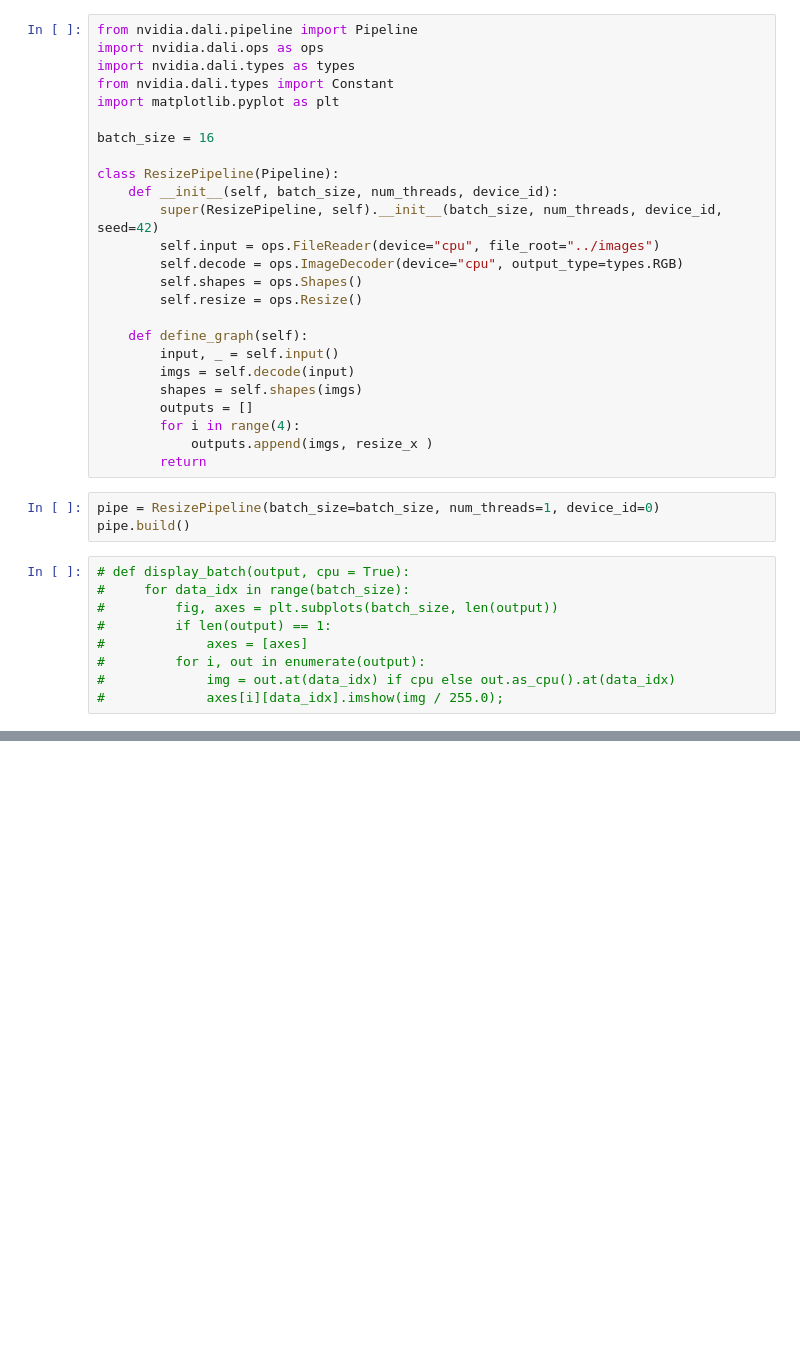
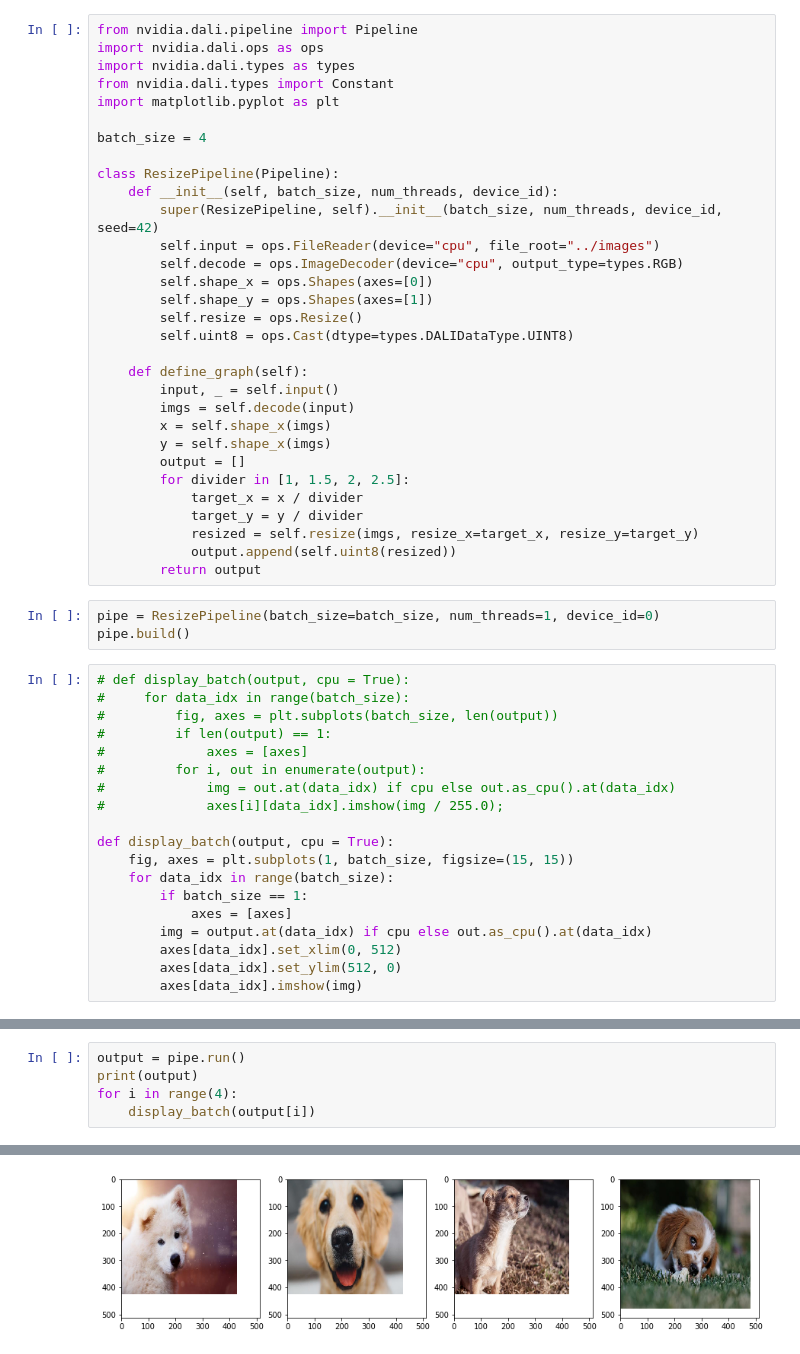
Before and after one commit to klecki/DALI, a Jupyter notebook: docs/examples/expressions/expressions.ipynb, the cells around one changed output, grey strips where cells are left out. Cells and saved outputs as stored; diff of their text form; blank space fills up the shorter version.

```diff
--- a/docs/examples/expressions/expressions.ipynb
+++ b/docs/examples/expressions/expressions.ipynb
@@ -159,24 +159,30 @@ import nvidia.dali.types as types
 from nvidia.dali.types import Constant
 import matplotlib.pyplot as plt
 
-batch_size = 16
+batch_size = 4
 
 class ResizePipeline(Pipeline):
     def __init__(self, batch_size, num_threads, device_id):
         super(ResizePipeline, self).__init__(batch_size, num_threads, device_id, seed=42)
         self.input = ops.FileReader(device="cpu", file_root="../images")
         self.decode = ops.ImageDecoder(device="cpu", output_type=types.RGB)
-        self.shapes = ops.Shapes()
+        self.shape_x = ops.Shapes(axes=[0])
+        self.shape_y = ops.Shapes(axes=[1])
         self.resize = ops.Resize()
+        self.uint8 = ops.Cast(dtype=types.DALIDataType.UINT8)
 
     def define_graph(self):
         input, _ = self.input()
         imgs = self.decode(input)
-        shapes = self.shapes(imgs)
-        outputs = []
-        for i in range(4):
-            outputs.append(imgs, resize_x )
-        return
+        x = self.shape_x(imgs)
+        y = self.shape_x(imgs)
+        output = []
+        for divider in [1, 1.5, 2, 2.5]:
+            target_x = x / divider
+            target_y = y / divider
+            resized = self.resize(imgs, resize_x=target_x, resize_y=target_y)
+            output.append(self.uint8(resized))
+        return output
 # %%
 pipe = ResizePipeline(batch_size=batch_size, num_threads=1, device_id=0)
 pipe.build()
@@ -189,3 +195,13 @@ pipe.build()
 #         for i, out in enumerate(output):
 #             img = out.at(data_idx) if cpu else out.as_cpu().at(data_idx)
 #             axes[i][data_idx].imshow(img / 255.0);
+
+def display_batch(output, cpu = True):
+    fig, axes = plt.subplots(1, batch_size, figsize=(15, 15))
+    for data_idx in range(batch_size):
+        if batch_size == 1:
+            axes = [axes]
+        img = output.at(data_idx) if cpu else out.as_cpu().at(data_idx)
+        axes[data_idx].set_xlim(0, 512)
+        axes[data_idx].set_ylim(512, 0)
+        axes[data_idx].imshow(img)
@@ -193,0 +208,6 @@ output = pipe.run()
+# %%
+output = pipe.run()
+print(output)
+for i in range(4):
+    display_batch(output[i])
+# %% [output]
@@ -193,0 +215 @@ output = pipe.run()
+[figure, added]
```
Also changed, not shown: parts of 3 cells of this notebook.
